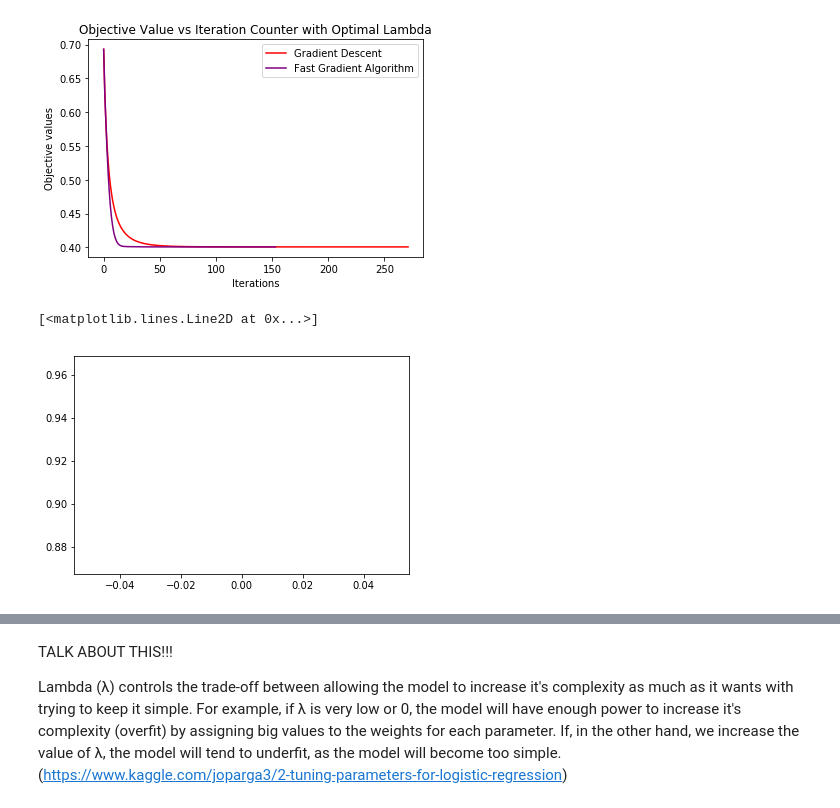
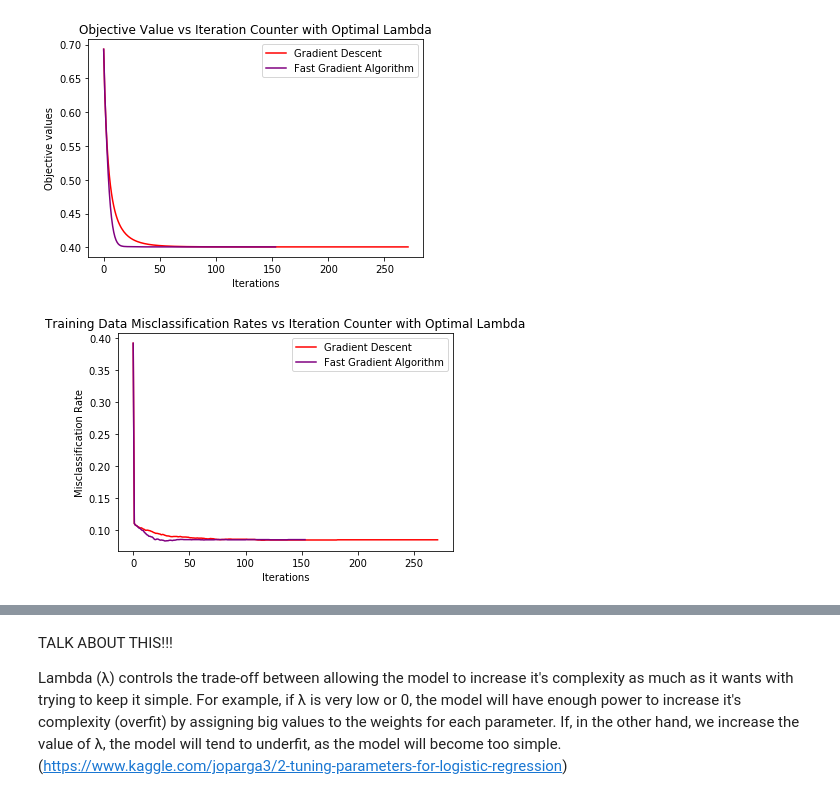
Before and after one commit to TaraWilson17/data558, a Jupyter notebook: hw3.ipynb, the cells around one changed output, grey strips where cells are left out. Saved outputs shown, nothing was run; the diff lists cells and outputs as text; code cells hidden in the pictures.

Commit message:
Adding updates to misclassification error rate problems

```diff
--- a/hw3.ipynb
+++ b/hw3.ipynb
@@ -286,11 +349,3 @@ plt.legend(["Gradient Descent", "Fast Gradient Algorithm"])
 plt.show()
 # %% [output]
 [figure]
-# %%
-# plot missclassification error on training set
-from sklearn.model_selection import cross_val_score
-cvScore = cross_val_score(graddescent(X, y, stepSize = stepSize, targetAccuracy = epsilon, lamb = newLamb), X, y, scoring= "accuracy", cv=5)
-cvScore
-# %% [output]
-[<matplotlib.lines.Line2D at 0x...>]
-[figure, removed]
@@ -298,0 +352,43 @@ cvScore
+# %%
+def calcMisclassificationError(X, y, betas):
+    """
+    Calculates the misclassification error for a binary response variable
+    Inputs:
+        - X: matrix of X values
+        - y: vector of associated outcomes, binary
+        - betas: coefficients that correspond to X values
+    Outputs:
+        - misclassifications: ratio of incorrect values / total values for all betas
+    """
+    misclassifications = np.zeros((betas.shape[0], 1))
+    for b in range(betas.shape[0]):
+        betaVals = betas[b]
+        incorrect = 0
+        for i in range(X.shape[0]):
+            Xi = X[i]
+            prediction = 0
+            for j in range(X.shape[1]):
+                prediction += (Xi[j] * betaVals[j])
+            if(prediction > 0):
+                prediction = 1
+            else:
+                prediction = -1
+            if(prediction != y[i]):
+                incorrect +=1
+        misclassifications[b,:] = (incorrect / X.shape[0])
+    return misclassifications
+# %%
+# plot misclassification error on training set
+gdTrainMisclassification = calcMisclassificationError(X, y, newGdBeta)
+fgTrainMisclassification = calcMisclassificationError(X, y, newFgBeta)
+
+# plot curves
+plt.plot(gdTrainMisclassification, color = "red")
+plt.plot(fgTrainMisclassification, color = "purple")
+plt.ylabel("Misclassification Rate")
+plt.xlabel("Iterations")
+plt.title("Training Data Misclassification Rates vs Iteration Counter with Optimal Lambda")
+plt.legend(["Gradient Descent", "Fast Gradient Algorithm"])
+plt.show()
+# %% [output]
+[figure, added]
```
Also changed, not shown: parts of 24 cells of this notebook.
